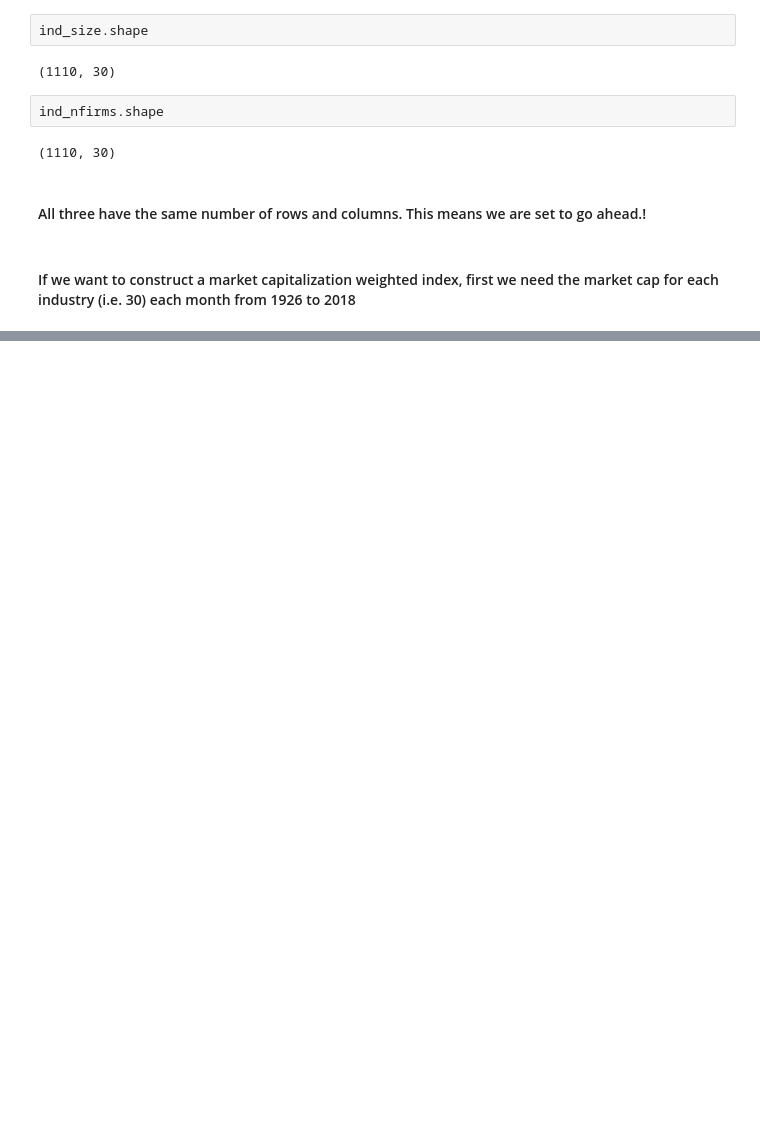
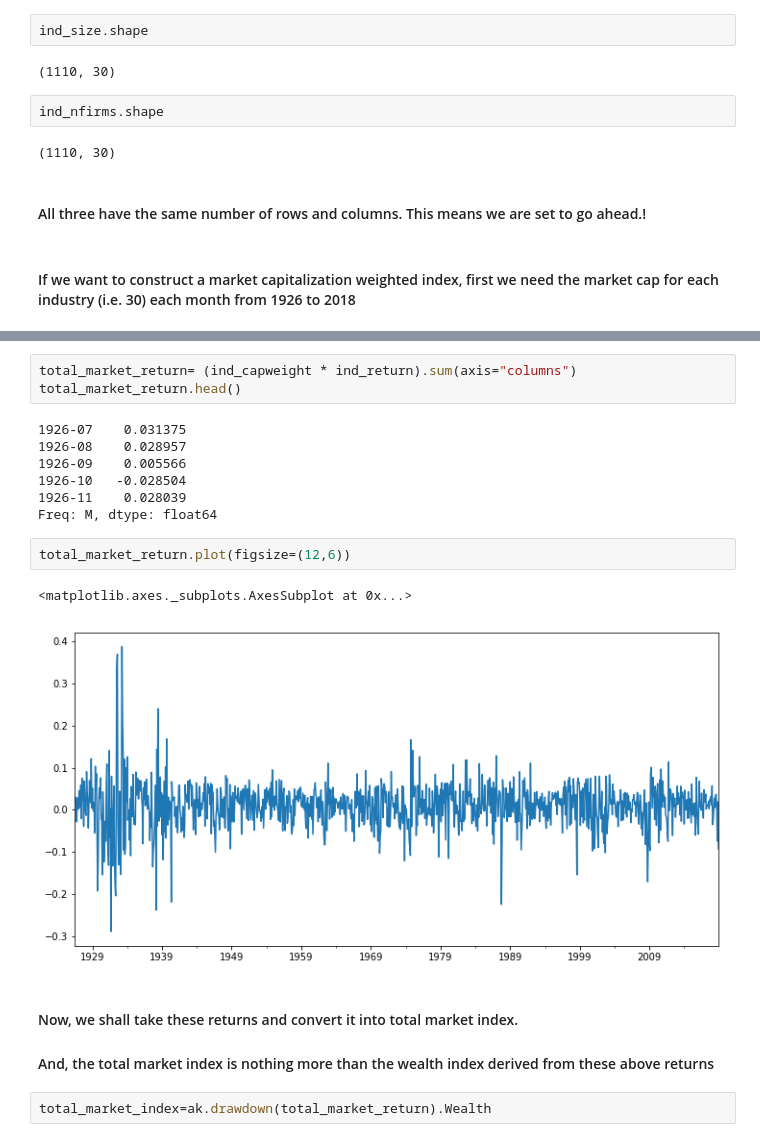
Before and after one commit to biv-neupane7/Investment-management-with-python, a Jupyter notebook: Limits of Diversification.ipynb, the cells around one changed output, grey strips where cells are left out. Saved outputs shown, nothing was run; the diff lists cells and outputs as text; blank space fills up the shorter version.

```diff
--- a/Limits of Diversification.ipynb
+++ b/Limits of Diversification.ipynb
@@ -42,0 +99,21 @@ total_mktcap.plot()
+# %%
+total_market_return= (ind_capweight * ind_return).sum(axis="columns")
+total_market_return.head()
+# %% [output]
+1926-07    0.031375
+1926-08    0.028957
+1926-09    0.005566
+1926-10   -0.028504
+1926-11    0.028039
+Freq: M, dtype: float64
+# %%
+total_market_return.plot(figsize=(12,6))
+# %% [output]
+<matplotlib.axes._subplots.AxesSubplot at 0x...>
+[figure, added]
+# %% [markdown]
+#### Now, we shall take these returns and convert it into total market index.
+
+#### And, the total market index is nothing more than the wealth index derived from these above returns
+# %%
+total_market_index=ak.drawdown(total_market_return).Wealth
```
Also changed, not shown: parts of 15 cells of this notebook.
